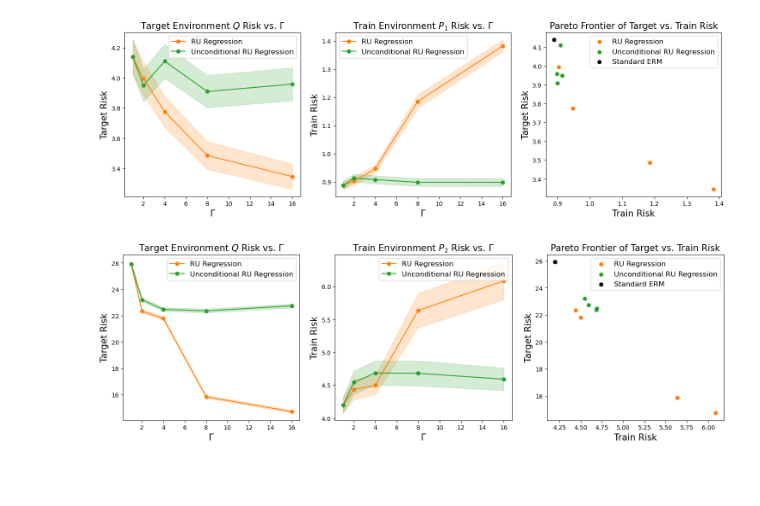
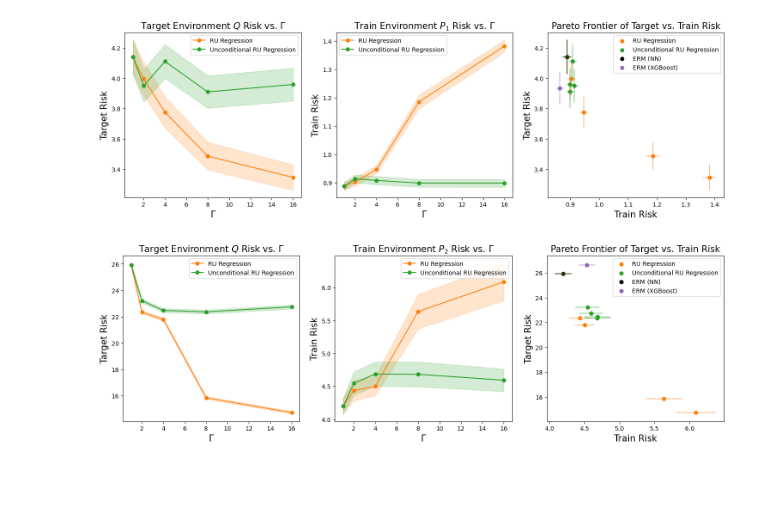
Before and after one commit to roshni714/ru_regression, a Jupyter notebook: figure-4-paper.ipynb, the cells around one changed output. Cells and saved outputs as stored; diff of their text form; code cells hidden in the pictures.

```diff
--- a/figure-4-paper.ipynb
+++ b/figure-4-paper.ipynb
@@ -49,37 +49,51 @@ for dataset in datasets:
         ax[i].plot(df_joint["gamma"], df_joint[labels[i]], label="Unconditional RU Regression", c="tab:green", marker="o")
         ax[i].fill_between(df_cond["gamma"], df_cond[labels[i]]- df_cond[labels[i] + "_se"],
                            df_cond[labels[i]] + df_cond[labels[i] + "_se"], alpha=0.2, color="tab:orange")
         ax[i].fill_between(df_joint["gamma"], df_joint[labels[i]]- df_joint[labels[i] + "_se"],
                            df_joint[labels[i]] + df_joint[labels[i] + "_se"], alpha=0.2, color="tab:green")
 
     ax[2].scatter(df_cond["heldout_train_mse"], df_cond["test_mse"],
                    label="RU Regression", c="tab:orange", marker="o")
+    ax[2].errorbar(df_cond["heldout_train_mse"], df_cond["test_mse"],
+                   xerr=df_cond["heldout_train_mse_se"], yerr=df_cond["test_mse_se"],
+                   fmt='o', color="tab:orange", alpha=0.5)
     ax[2].scatter(df_joint["heldout_train_mse"], df_joint["test_mse"],
                    label="Unconditional RU Regression", c="tab:green", marker="o")
-    ax[2].scatter([df_joint["heldout_train_mse"].iloc[0]], [df_joint["test_mse"].iloc[0]], label="Standard ERM",
+    ax[2].errorbar(df_joint["heldout_train_mse"], df_joint["test_mse"],
+                   xerr=df_joint["heldout_train_mse_se"], yerr=df_joint["test_mse_se"],
+                   fmt='o', color="tab:green", alpha=0.5)
+    ax[2].scatter([df_joint["heldout_train_mse"].iloc[0]], [df_joint["test_mse"].iloc[0]], label="ERM (NN)",
                   c="black", marker="o")
+    ax[2].errorbar([df_joint["heldout_train_mse"].iloc[0]], [df_joint["test_mse"].iloc[0]],
+                   xerr=[df_joint["heldout_train_mse_se"].iloc[0]], yerr=[df_joint["test_mse_se"].iloc[0]],
+                   fmt='o', color="black", alpha=0.5)
+    ax[2].scatter(df_xgboost["heldout_train_mse"], df_xgboost["test_mse"],
+                   label="ERM (XGBoost)", c="tab:purple", marker="o")
+    ax[2].errorbar(df_xgboost["heldout_train_mse"], df_xgboost["test_mse"],
+                   xerr=df_xgboost["heldout_train_mse_se"], yerr=df_xgboost["test_mse_se"],
+                   fmt='o', color="tab:purple", alpha=0.5)
 
     fontsize=15
     ax[1].set_ylabel("Train Risk", fontsize=fontsize)
     ax[1].set_title("Train Environment " + weight_type + " Risk vs. $\Gamma$", fontsize=fontsize)
 
     ax[2].set_ylabel("Target Risk", fontsize=fontsize)
-    ax[2].legend(fontsize=12)
+    ax[2].legend(fontsize=10)
     ax[2].set_xlabel("Train Risk", fontsize=fontsize)
     ax[2].set_title("Pareto Frontier of Target vs. Train Risk", fontsize=fontsize)
 
     ax[0].set_title("Target Environment " + r"$Q$" + " Risk vs. $\Gamma$", fontsize=fontsize)
     ax[0].set_ylabel("Target Risk", fontsize=fontsize)
 
     for i in range(2):
-        ax[i].legend(fontsize=12)
+        ax[i].legend(fontsize=10)
         ax[i].set_xlabel("$\Gamma$", fontsize=fontsize)
 
     #plt.suptitle("$P$:" " Train Environment Generated by " + mapping[weight_type] + ", $Q:$" + " MIMIC-III" )
     plt.savefig("figs/new_mimic_{}.pdf".format(weight_type), bbox_inches="tight")
     plt.show()
 # %% [output]
-[figure, old version]
+[figure, new version]
-[figure, old version]
+[figure, new version]
 # %% [markdown]
 ###
```
Also changed, not shown: parts of 1 cell of this notebook, 3 other files.
